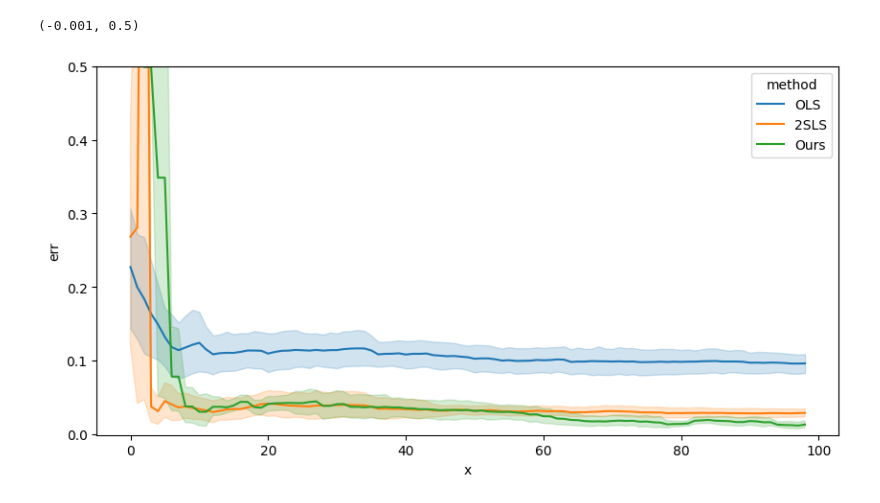
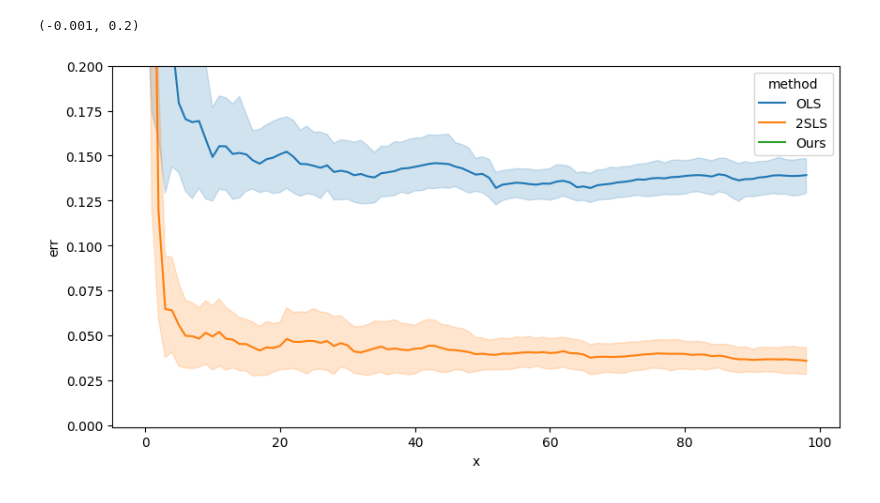
Before and after one commit to muneebaadil/strategic-instrumental-variable-regression, a Jupyter notebook: plot.ipynb, the cells around one changed output. Drawn from its saved outputs; the diff is of its cells as text; code cells hidden in the pictures.

Commit message:
single env experiments complete

```diff
--- a/plot.ipynb
+++ b/plot.ipynb
@@ -124,34 +124,34 @@ test.keys()
 import seaborn as sns
 import pandas as pd
 import pickle
 import numpy as np
 import matplotlib.pyplot as plt
-with open('experiments/test-run/data', 'rb') as f:
+with open('experiments-new-theory/harris-with-selection-round100/data', 'rb') as f:
     data =pickle.load(f)
 data['error_list_mean']
 def errmat2df(err):
     df_dict = {'x': [], 'err': [], 'method': []}
 
     # dataframe create
     for j in np.arange(err.shape[-1]):
         method_errs = err[:, :, j]
         assert method_errs.ndim == 2
         n_repeat, n_iters = method_errs.shape
         for i in range(n_repeat):
             method_x = np.arange(method_errs[i,:].size)
             df_dict['x'].extend(method_x.tolist())
             df_dict['err'].extend(method_errs[i,:].tolist())
             df_dict['method'].extend([j]*method_errs[i,:].size)
     df = pd.DataFrame(df_dict)
     df['method'] = df['method'].astype('category')
     df['method'] = df['method'].cat.rename_categories({0: 'OLS', 1:'2SLS', 2:'Ours'})
     return df
 df = errmat2df(data['error_list_mean'])
 fig,ax=plt.subplots(figsize=(10,5))
 sns.lineplot(
     data=df, x='x', y='err', hue='method', errorbar=('ci', 95), ax=ax
 )
-ax.set_ylim(-0.001, 0.5)
+ax.set_ylim(-0.001, 0.2)
 # %% [output]
-(-0.001, 0.5)
+(-0.001, 0.2)
-[figure, old version]
+[figure, new version]
```
Also changed, not shown: 2 other files.
